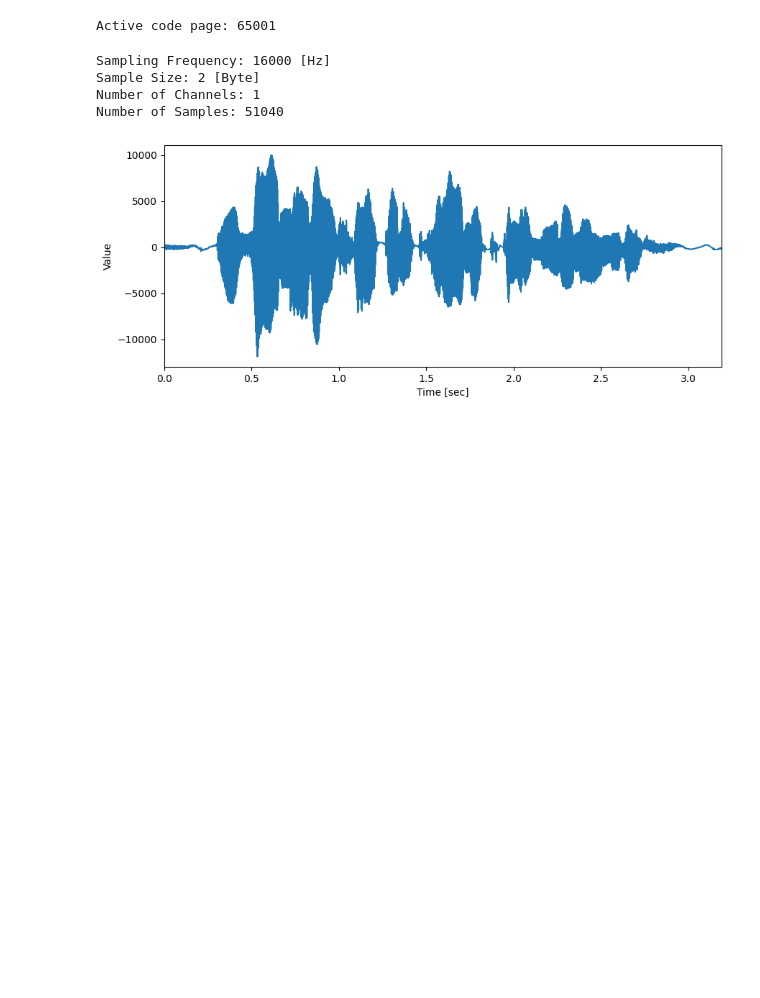
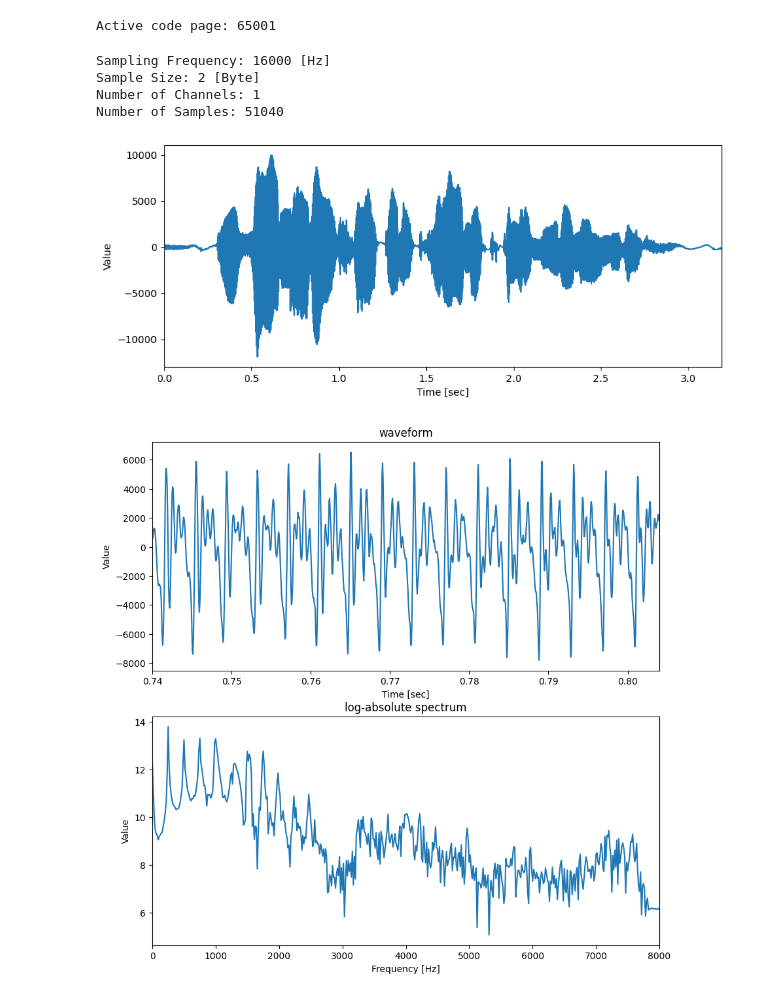
Before and after one commit to donggi22/TIL, a Jupyter notebook: 파이썬으로 배우는 음성인식/python_speech_recognition/3장 음성 처리 기초와 특징 추출/3장_필기.ipynb, the cells around one changed output. Drawn from its saved outputs; the diff is of its cells as text; code cells hidden in the pictures; blank space fills up the shorter version.

```diff
--- a/파이썬으로 배우는 음성인식/python_speech_recognition/3장 음성 처리 기초와 특징 추출/3장_필기.ipynb
+++ b/파이썬으로 배우는 음성인식/python_speech_recognition/3장 음성 처리 기초와 특징 추출/3장_필기.ipynb
@@ -72,3 +72,90 @@ Sample Size: 2 [Byte]
 Number of Channels: 1
 Number of Samples: 51040
 [figure]
+# %%
+import wave
+import numpy as np
+import matplotlib.pyplot as plt
+
+if __name__ == '__main__':
+    # wav 파일 열기
+    wav_file = '../../data/wav/BASIC5000_0001.wav'
+
+    # 분석 시각.BASIC5000_0001.wav에서는
+    # 아래 시각에 음소"o"fmf qkfghkgksek
+    # target_time = 0.58
+    target_time = 0.74
+
+    # FFT(고속 푸리에 변환)한 범위의 샘플 수
+    # 2의 제곱수여야 한다
+    fft_size = 1024
+
+    # 시각화 결과 파일(png 파일)
+    out_plot = './spectrum.png'
+
+    # wav 파일을 열고, 아래 코드들을 수행한다
+    with wave.open(wav_file) as wav:
+        # 샘플링 주파수[Hz] 확인
+        sampling_frequency = wav.getframerate()
+        # wav 데이터 읽기
+        waveform = wav.readframes(wav.getnframes())
+        # 읽어온 데이터는 바이너리 값(16bit integer)이므로
+        # 수치(정수)로 변환한다
+        waveform = np.frombuffer(waveform, dtype=np.int16)
+
+    # 분석 시각을 샘플 번호로 변환
+    target_index = int(target_time * sampling_frequency)
+    # FFT를 실행하는 구간만큼의 파형데이터를 도출한다
+    frame = waveform[target_index: target_index + fft_size]
+    # FFT 적용
+    spectrum = np.fft.fft(frame)
+    # 진폭 스펙트럼 확인
+    absolute = np.abs(spectrum)
+    # 진폭 스펙트럼은 좌우 대칭이므로 좌측 반만 이용한다
+    absolute = absolute[:int(fft_size / 2) + 1]
+    # 로그 함수를 취하고, 로그 진폭 스펙트럼 계산
+    log_absolute = np.log(absolute + 1E-7)
+
+    # 시간 파형과 로그 진폭 스펙트럼을 시각화한다
+    # 시각화 영역 생성
+    plt.figure(figsize=(10, 10))
+    # 그림 영역을 종으로 2분할하여,
+    # 위쪽에 시간 파형을 그린다
+    plt.subplot(2, 1, 1)
+
+    # 횡축(시간축) 생성하기
+    time_axis = target_time \
+        + np.arange(fft_size) / sampling_frequency
+
+    # 파형 그리기
+    plt.plot(time_axis, frame)
+
+    # 횡축과 종축 라벨값 정의
+    plt.title('waveform')
+    plt.xlabel("Time [sec]")
+    plt.ylabel("Value")
+
+    # 횡축 표시영역을 0에서 파형 종료 시각으로 제한
+    # plt.xlim([0, num_samples / sampling_frequency])
+    plt.xlim([target_time,
+              target_time + fft_size / sampling_frequency])
+
+    # 2분할한 그림 영역 밑에
+    # 로그 진폭 스펙트럼을 그린다
+    plt.subplot(2, 1, 2)
+    # 횡축(주파수 축) 생성
+    freq_axis = np.arange(int(fft_size / 2) + 1) \
+        * sampling_frequency / fft_size
+    # 로그 진폭 스펙트럼 시각화
+    plt.plot(freq_axis, log_absolute)
+    # 시각화한 그림의 제목과 횡축, 종축 라벨 정의
+    plt.title('log-absolute spectrum')
+    plt.xlabel('Frequency [Hz]')
+    plt.ylabel('Value')
+    # 횡축 표시 영역을 0 ~ 최대 주파수로 제한
+    plt.xlim([0, sampling_frequency / 2])
+
+    # 시각화된 결과물 저장
+    # plt.savefig(out_plot)
+# %% [output]
+[figure, added]
```
